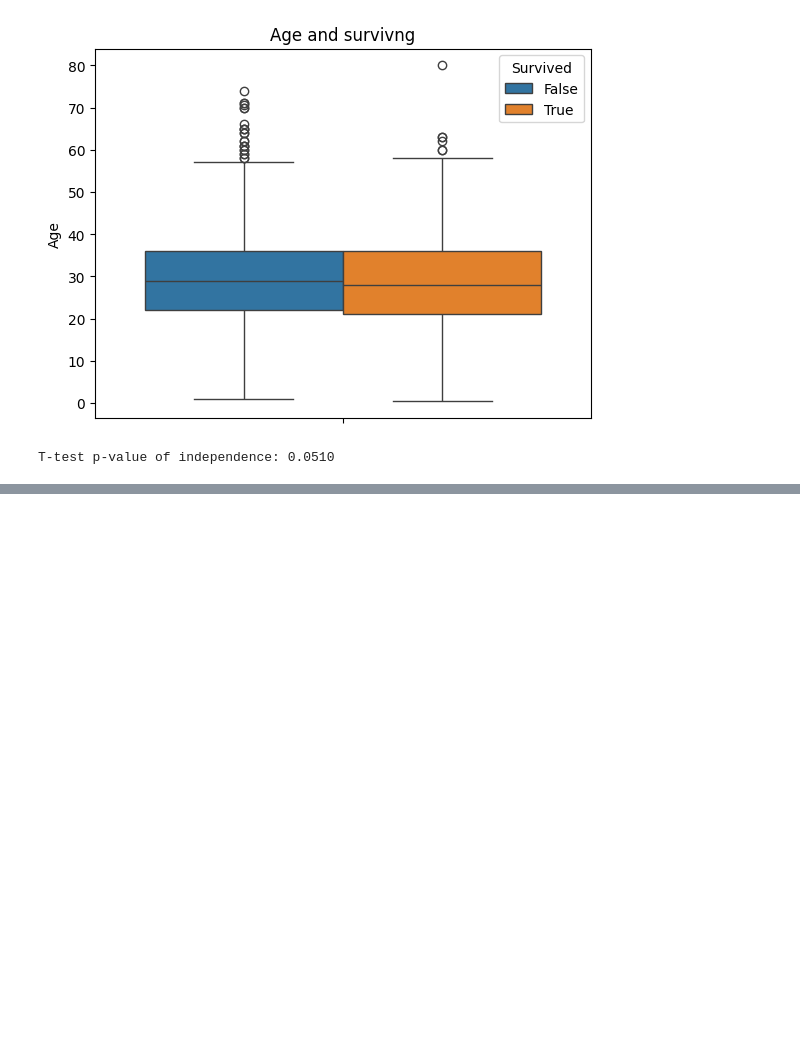
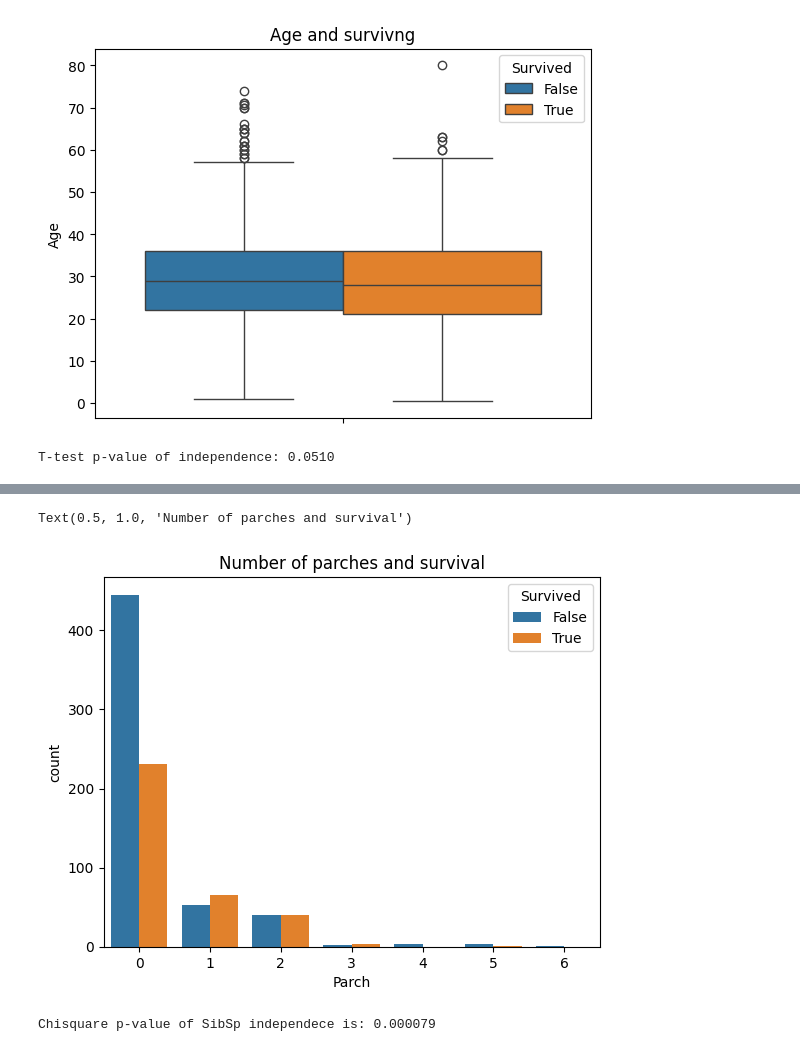
Before and after one commit to PigStep/ML-Titanic-Kaggle-contest, a Jupyter notebook: notebooks/ML titanic prediction/Titanic_notebook.ipynb, the cells around one changed output, grey strips where cells are left out. Saved outputs shown, nothing was run; the diff lists cells and outputs as text; code cells hidden in the pictures; blank space fills up the shorter version.

```diff
--- a/notebooks/ML titanic prediction/Titanic_notebook.ipynb
+++ b/notebooks/ML titanic prediction/Titanic_notebook.ipynb
@@ -342,0 +355,11 @@ T-test p-value of independence: 0.0510
+# %%
+sns.countplot(titanic_train,x="Parch",hue="Survived")
+plt.title("Number of parches and survival")
+# %% [output]
+Text(0.5, 1.0, 'Number of parches and survival')
+[figure, added]
+# %%
+cross_matrix = pd.crosstab(index=titanic_train["Parch"],columns=titanic_train["Survived"])
+print(f"Chisquare p-value of SibSp independece is: {chi2_contingency(cross_matrix).pvalue:4f}")
+# %% [output]
+Chisquare p-value of SibSp independece is: 0.000079
```
Also changed, not shown: parts of 10 cells of this notebook.
